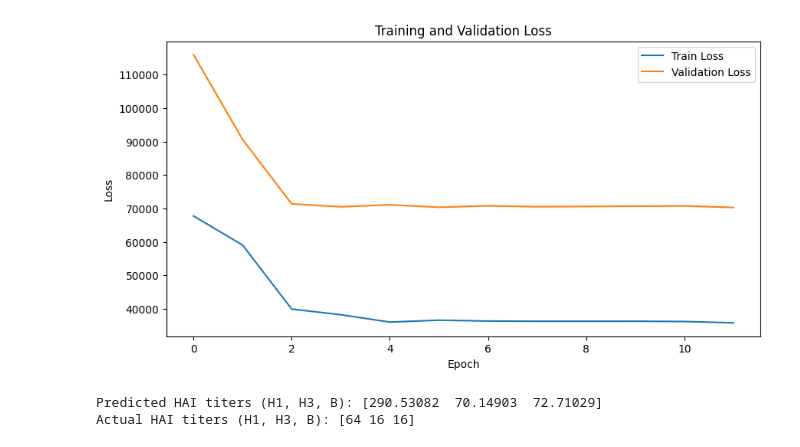
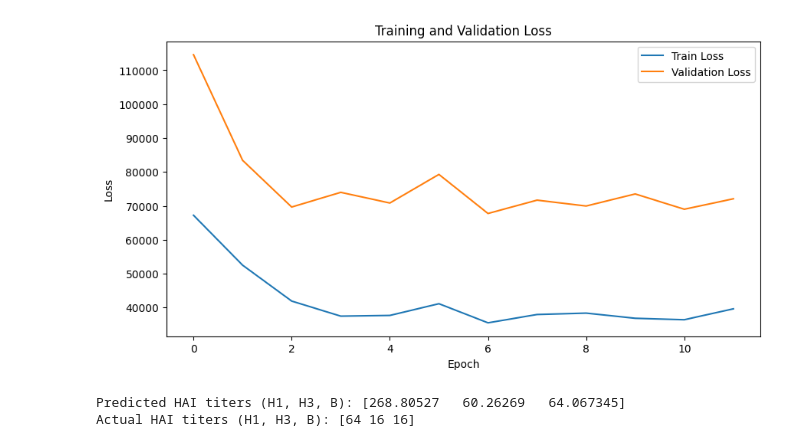
Before and after one commit to gregoryweber/cogs-181-final-project, a Jupyter notebook: testing2.ipynb, the cells around one changed output. Cells and saved outputs as stored; diff of their text form; code cells hidden in the pictures.

Commit message:
updated training

```diff
--- a/testing2.ipynb
+++ b/testing2.ipynb
@@ -134,7 +134,8 @@ for epoch in range(num_epochs):
   # train phase
   model.train()
   train_loss = 0.0
-  for i in range(len(train_cells)):
+  train_order = np.random.permutation(len(train_cells))
+  for i in train_order:
     all_cells = train_cells[i].values
     cell_picks = np.random.choice(all_cells.shape[0], 16000, replace=False)
     cells = torch.tensor(all_cells[cell_picks], dtype=torch.float32).to(device)
@@ -214,4 +215,4 @@ Epoch 12/12: Train Loss = 35839.2070, Val Loss = 70309.3386
-[figure, old version]
+[figure, new version]
 # %%
 # Get data for first subject
 first_subject_data = extractFCSDF(flow_data.iloc[0, 5], "Flow", "Preprocessed")
@@ -234,5 +235,5 @@ mean_predictions = predictions.mean(dim=0).cpu().numpy()
 print("Predicted HAI titers (H1, H3, B):", mean_predictions)
 print("Actual HAI titers (H1, H3, B):", flow_data.iloc[0][['H1', 'H3', 'B']].values)
 # %% [output]
-Predicted HAI titers (H1, H3, B): [290.53082  70.14903  72.71029]
+Predicted HAI titers (H1, H3, B): [268.80527   60.26269   64.067345]
 Actual HAI titers (H1, H3, B): [64 16 16]
```
Also changed, not shown: parts of 1 cell of this notebook, 2 other files.
